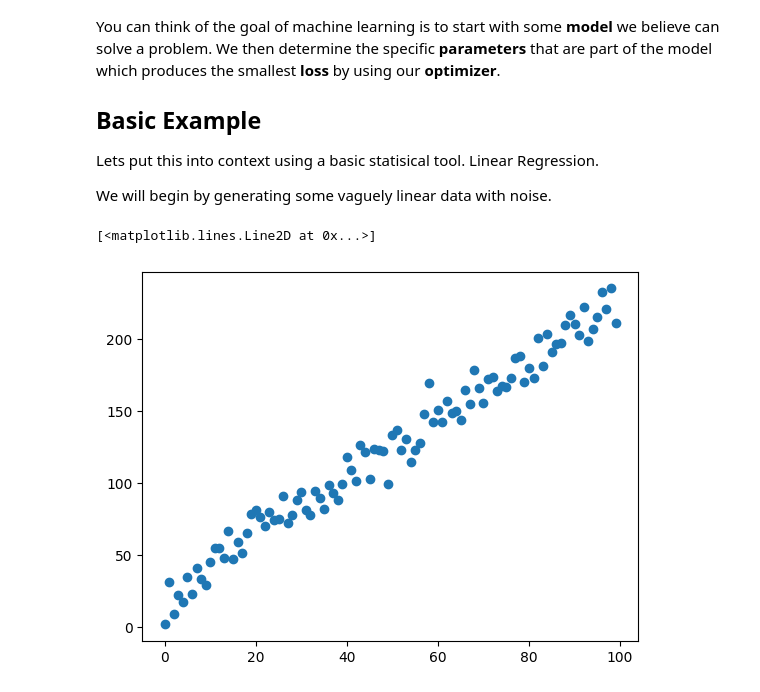
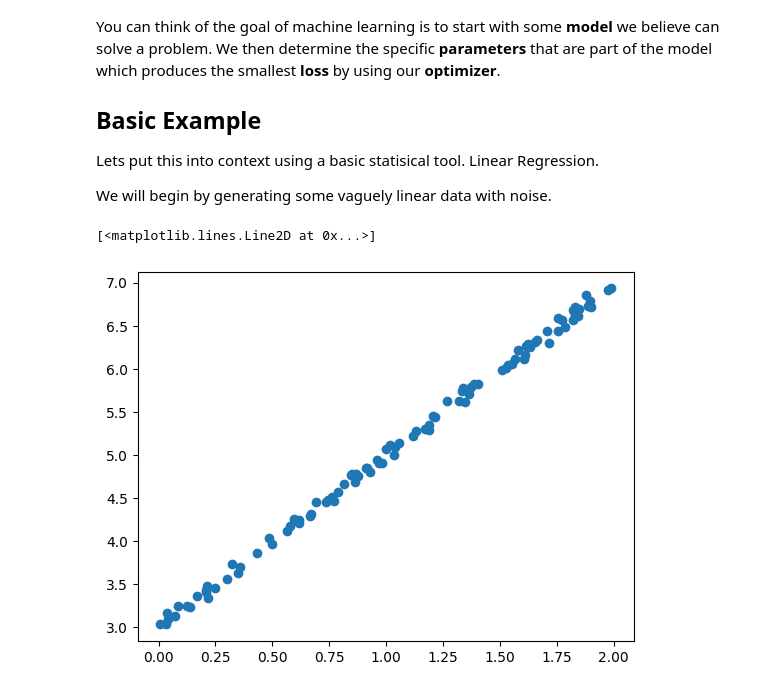
Before and after one commit to cbolles/upward_bound, a Jupyter notebook: ENERGIZE/2_Components_of_ML.ipynb, the cells around one changed output. Cells and saved outputs as stored; diff of their text form; code cells hidden in the pictures.

```diff
--- a/ENERGIZE/2_Components_of_ML.ipynb
+++ b/ENERGIZE/2_Components_of_ML.ipynb
@@ -20,27 +20,27 @@ We will begin by generating some vaguely linear data with noise.
 # %%
 # Linear algebra library
 import numpy as np
 
 # Visualization library
 from matplotlib import pyplot as plt
 
-# Our x data is going to be number 0 - 100
-x = np.arange(0, 100, 1)
+# Our x data is going to be number 0 - 2
+x = 2 * np.random.rand(100, 1)
 
 # We will then make a basic linear function following y = mx + b
-y = 2 * x + 25
+y = 2 * x.ravel() + 3
 
-# But to make things more interesting, lets add some Guassian noise (mean of 0 and standard deviation of 5)
-noise = np.random.normal(0, 10, len(x))
+# But to make things more interesting, lets add some Guassian noise (mean of 0 and standard deviation of 0.05)
+noise = np.random.normal(0, 0.05, len(x))
 
 # And produce our final, noisy y-values
 y_noisy = y + noise
 
 # Let's see our data
 plt.plot(x, y_noisy, 'o')
 # %% [output]
 [<matplotlib.lines.Line2D at 0x...>]
-[figure, old version]
+[figure, new version]
 # %% [markdown]
 So our goal will be to learn a "model" that represents our data. Now since we generated the data we know it is linear. But if we didn't we would start with our best judgement.
 Applying the vocab words from above we get this.
```
Also changed, not shown: parts of 4 cells of this notebook.
